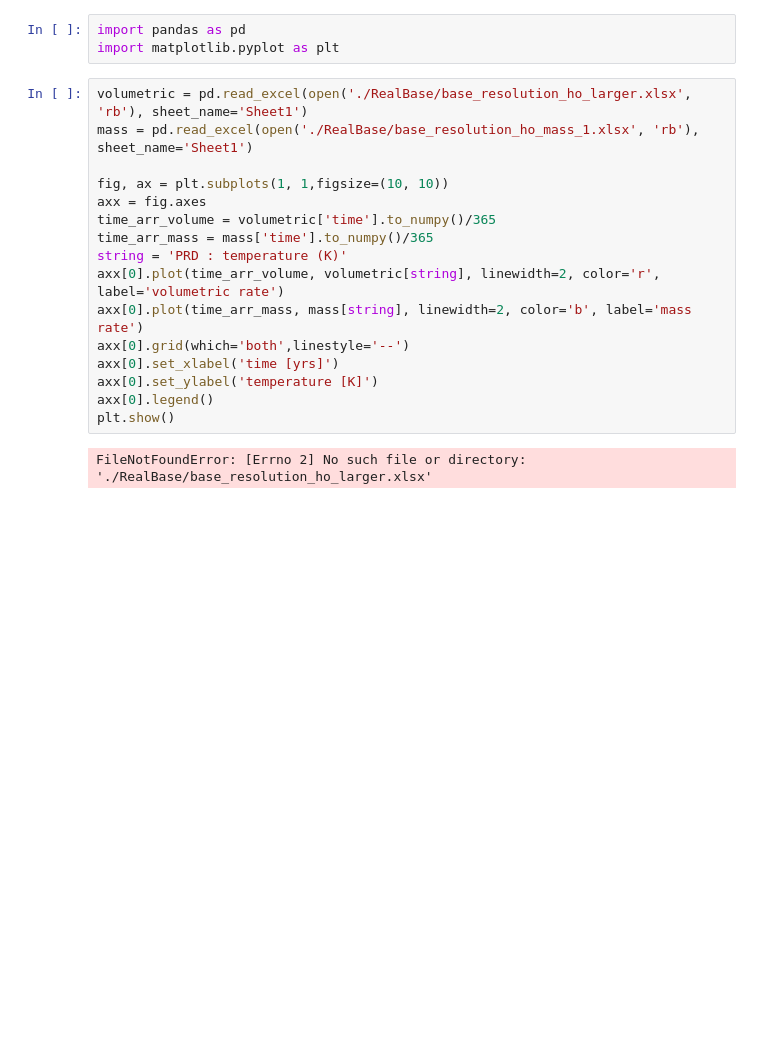
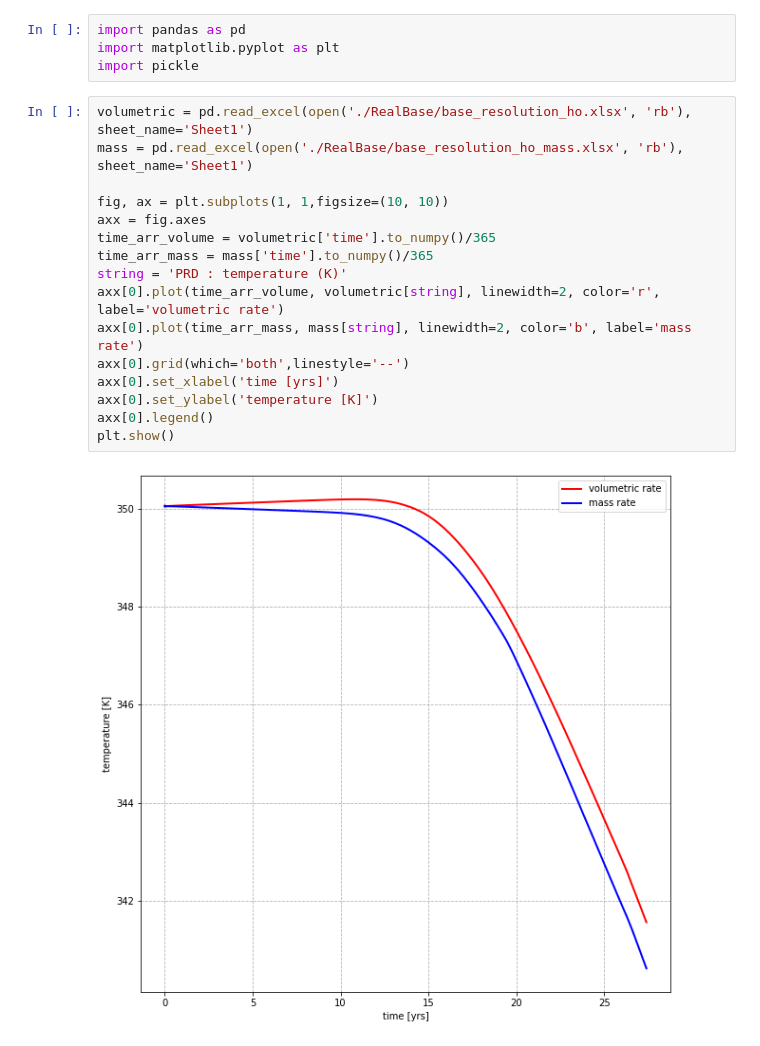
Before and after one commit to ychen1492/reference-simulation, a Jupyter notebook: mass_visualization.ipynb, the cells around one changed output. Drawn from its saved outputs; the diff is of its cells as text; blank space fills up the shorter version.

Commit message:
Update visualization part

```diff
--- a/mass_visualization.ipynb
+++ b/mass_visualization.ipynb
@@ -1,21 +1,22 @@
 # %%
 import pandas as pd
 import matplotlib.pyplot as plt
+import pickle
 # %%
-volumetric = pd.read_excel(open('./RealBase/base_resolution_ho_larger.xlsx', 'rb'), sheet_name='Sheet1')
-mass = pd.read_excel(open('./RealBase/base_resolution_ho_mass_1.xlsx', 'rb'), sheet_name='Sheet1')
+volumetric = pd.read_excel(open('./RealBase/base_resolution_ho.xlsx', 'rb'), sheet_name='Sheet1')
+mass = pd.read_excel(open('./RealBase/base_resolution_ho_mass.xlsx', 'rb'), sheet_name='Sheet1')
 
 fig, ax = plt.subplots(1, 1,figsize=(10, 10))
 axx = fig.axes
 time_arr_volume = volumetric['time'].to_numpy()/365
 time_arr_mass = mass['time'].to_numpy()/365
 string = 'PRD : temperature (K)'
 axx[0].plot(time_arr_volume, volumetric[string], linewidth=2, color='r', label='volumetric rate')
 axx[0].plot(time_arr_mass, mass[string], linewidth=2, color='b', label='mass rate')
 axx[0].grid(which='both',linestyle='--')
 axx[0].set_xlabel('time [yrs]')
 axx[0].set_ylabel('temperature [K]')
 axx[0].legend()
 plt.show()
 # %% [output]
-FileNotFoundError: [Errno 2] No such file or directory: './RealBase/base_resolution_ho_larger.xlsx'
+[figure, added]
```
Also changed, not shown: parts of 1 cell of this notebook.
